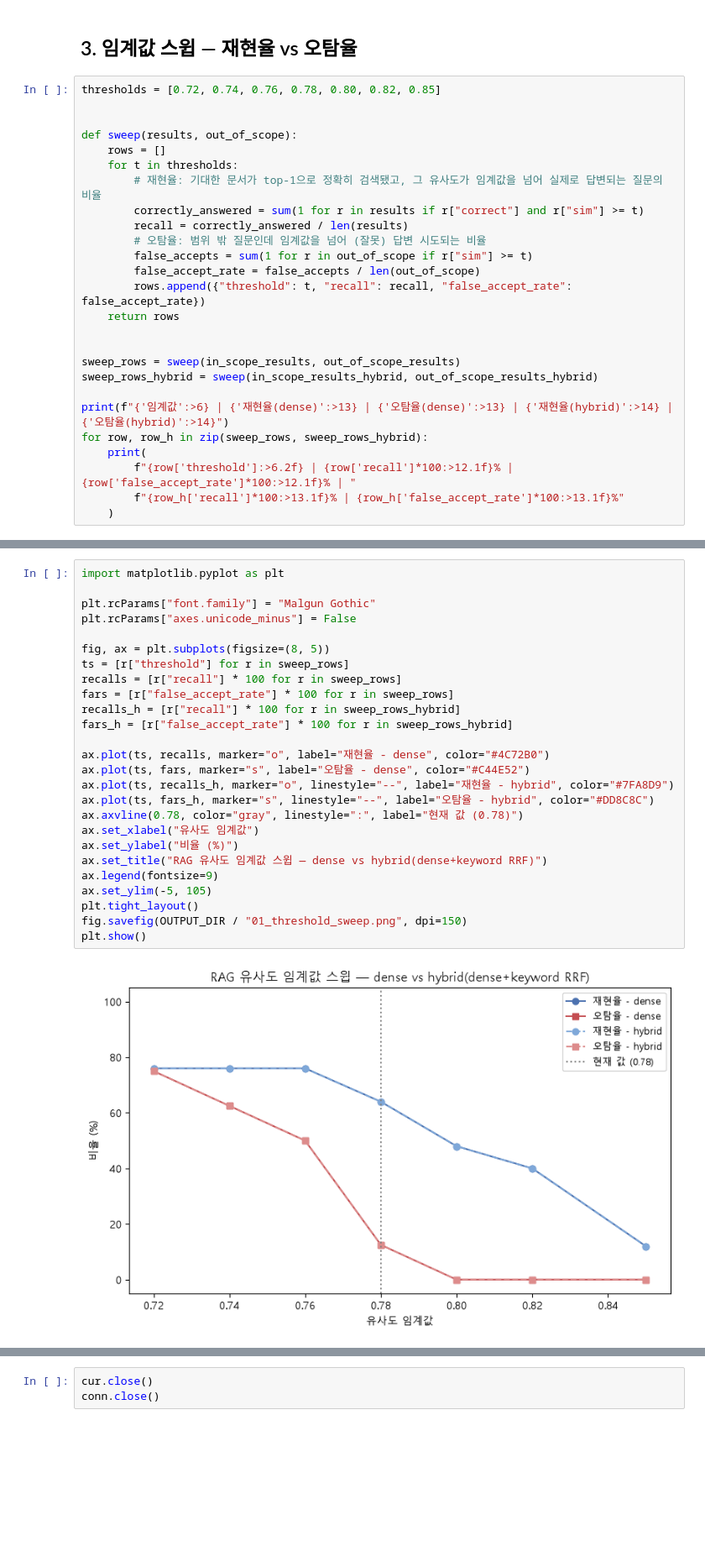
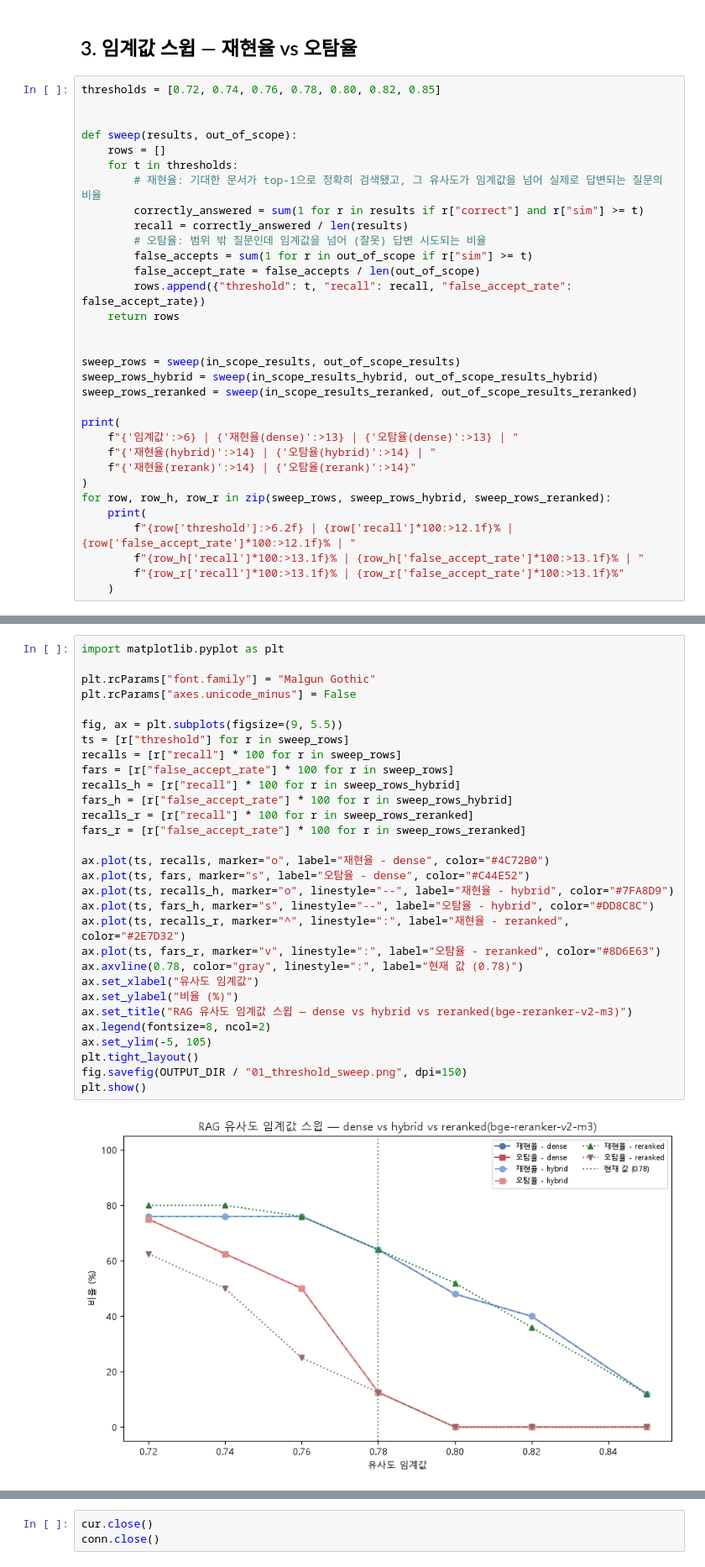
Before and after one commit to saySthAbout/living-abroad, a Jupyter notebook: ai-server/notebooks/03-1_rag_threshold_tuning.ipynb, the cells around one changed output, grey strips where cells are left out. Shown at 84% size. Saved outputs shown, nothing was run; the diff lists cells and outputs as text; blank space fills up the shorter version.

```diff
--- a/ai-server/notebooks/03-1_rag_threshold_tuning.ipynb
+++ b/ai-server/notebooks/03-1_rag_threshold_tuning.ipynb
@@ -277,11 +305,17 @@ def sweep(results, out_of_scope):
 
 sweep_rows = sweep(in_scope_results, out_of_scope_results)
 sweep_rows_hybrid = sweep(in_scope_results_hybrid, out_of_scope_results_hybrid)
+sweep_rows_reranked = sweep(in_scope_results_reranked, out_of_scope_results_reranked)
 
-print(f"{'임계값':>6} | {'재현율(dense)':>13} | {'오탐율(dense)':>13} | {'재현율(hybrid)':>14} | {'오탐율(hybrid)':>14}")
-for row, row_h in zip(sweep_rows, sweep_rows_hybrid):
+print(
+    f"{'임계값':>6} | {'재현율(dense)':>13} | {'오탐율(dense)':>13} | "
+    f"{'재현율(hybrid)':>14} | {'오탐율(hybrid)':>14} | "
+    f"{'재현율(rerank)':>14} | {'오탐율(rerank)':>14}"
+)
+for row, row_h, row_r in zip(sweep_rows, sweep_rows_hybrid, sweep_rows_reranked):
     print(
         f"{row['threshold']:>6.2f} | {row['recall']*100:>12.1f}% | {row['false_accept_rate']*100:>12.1f}% | "
-        f"{row_h['recall']*100:>13.1f}% | {row_h['false_accept_rate']*100:>13.1f}%"
+        f"{row_h['recall']*100:>13.1f}% | {row_h['false_accept_rate']*100:>13.1f}% | "
+        f"{row_r['recall']*100:>13.1f}% | {row_r['false_accept_rate']*100:>13.1f}%"
     )
 # %% [output]
@@ -296,29 +330,33 @@ for row, row_h in zip(sweep_rows, sweep_rows_hybrid):
 # %%
 import matplotlib.pyplot as plt
 
 plt.rcParams["font.family"] = "Malgun Gothic"
 plt.rcParams["axes.unicode_minus"] = False
 
-fig, ax = plt.subplots(figsize=(8, 5))
+fig, ax = plt.subplots(figsize=(9, 5.5))
 ts = [r["threshold"] for r in sweep_rows]
 recalls = [r["recall"] * 100 for r in sweep_rows]
 fars = [r["false_accept_rate"] * 100 for r in sweep_rows]
 recalls_h = [r["recall"] * 100 for r in sweep_rows_hybrid]
 fars_h = [r["false_accept_rate"] * 100 for r in sweep_rows_hybrid]
+recalls_r = [r["recall"] * 100 for r in sweep_rows_reranked]
+fars_r = [r["false_accept_rate"] * 100 for r in sweep_rows_reranked]
 
 ax.plot(ts, recalls, marker="o", label="재현율 - dense", color="#4C72B0")
 ax.plot(ts, fars, marker="s", label="오탐율 - dense", color="#C44E52")
 ax.plot(ts, recalls_h, marker="o", linestyle="--", label="재현율 - hybrid", color="#7FA8D9")
 ax.plot(ts, fars_h, marker="s", linestyle="--", label="오탐율 - hybrid", color="#DD8C8C")
+ax.plot(ts, recalls_r, marker="^", linestyle=":", label="재현율 - reranked", color="#2E7D32")
+ax.plot(ts, fars_r, marker="v", linestyle=":", label="오탐율 - reranked", color="#8D6E63")
 ax.axvline(0.78, color="gray", linestyle=":", label="현재 값 (0.78)")
 ax.set_xlabel("유사도 임계값")
 ax.set_ylabel("비율 (%)")
-ax.set_title("RAG 유사도 임계값 스윕 — dense vs hybrid(dense+keyword RRF)")
-ax.legend(fontsize=9)
+ax.set_title("RAG 유사도 임계값 스윕 — dense vs hybrid vs reranked(bge-reranker-v2-m3)")
+ax.legend(fontsize=8, ncol=2)
 ax.set_ylim(-5, 105)
 plt.tight_layout()
 fig.savefig(OUTPUT_DIR / "01_threshold_sweep.png", dpi=150)
 plt.show()
 # %% [output]
-[figure, old version]
+[figure, new version]
 # %%
```
Also changed, not shown: parts of 5 cells of this notebook, 4 other files.
